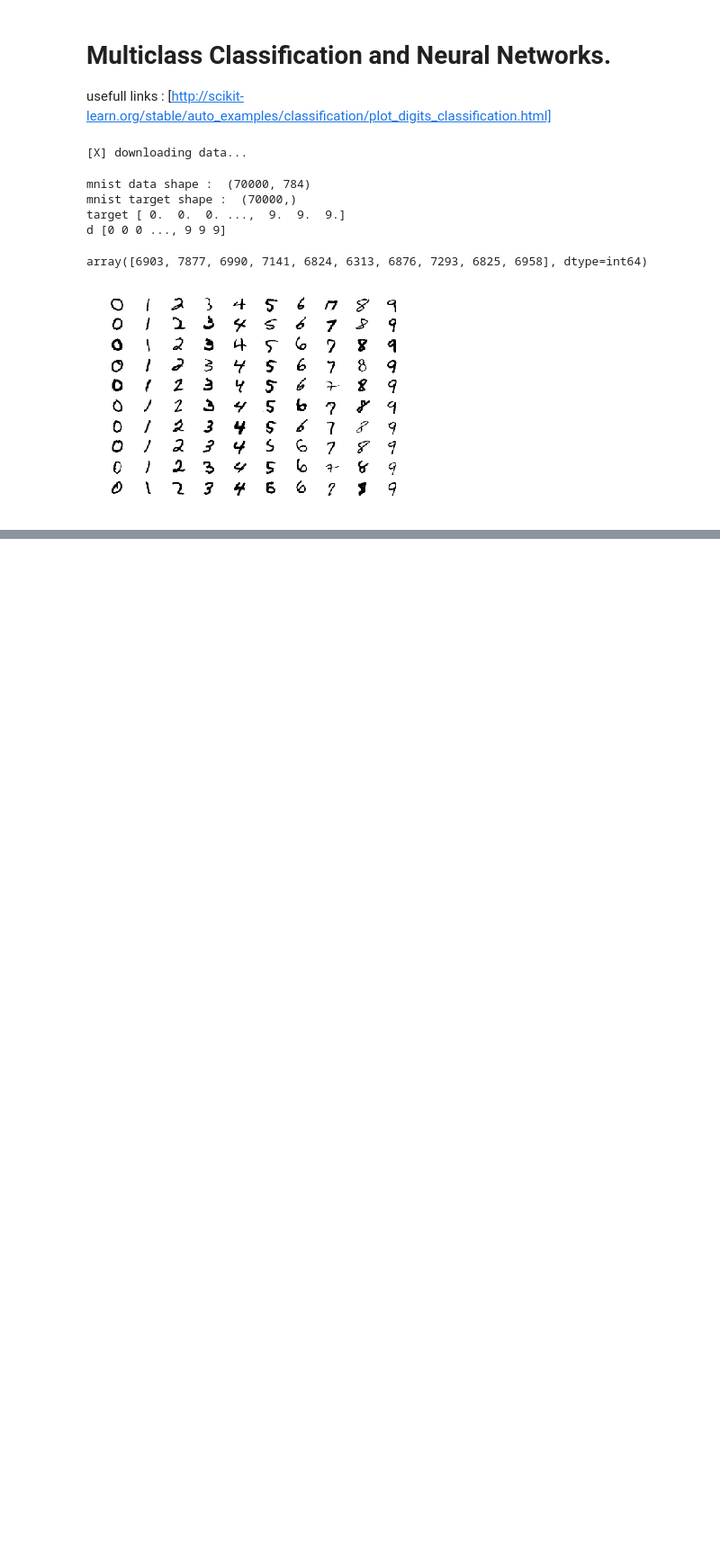
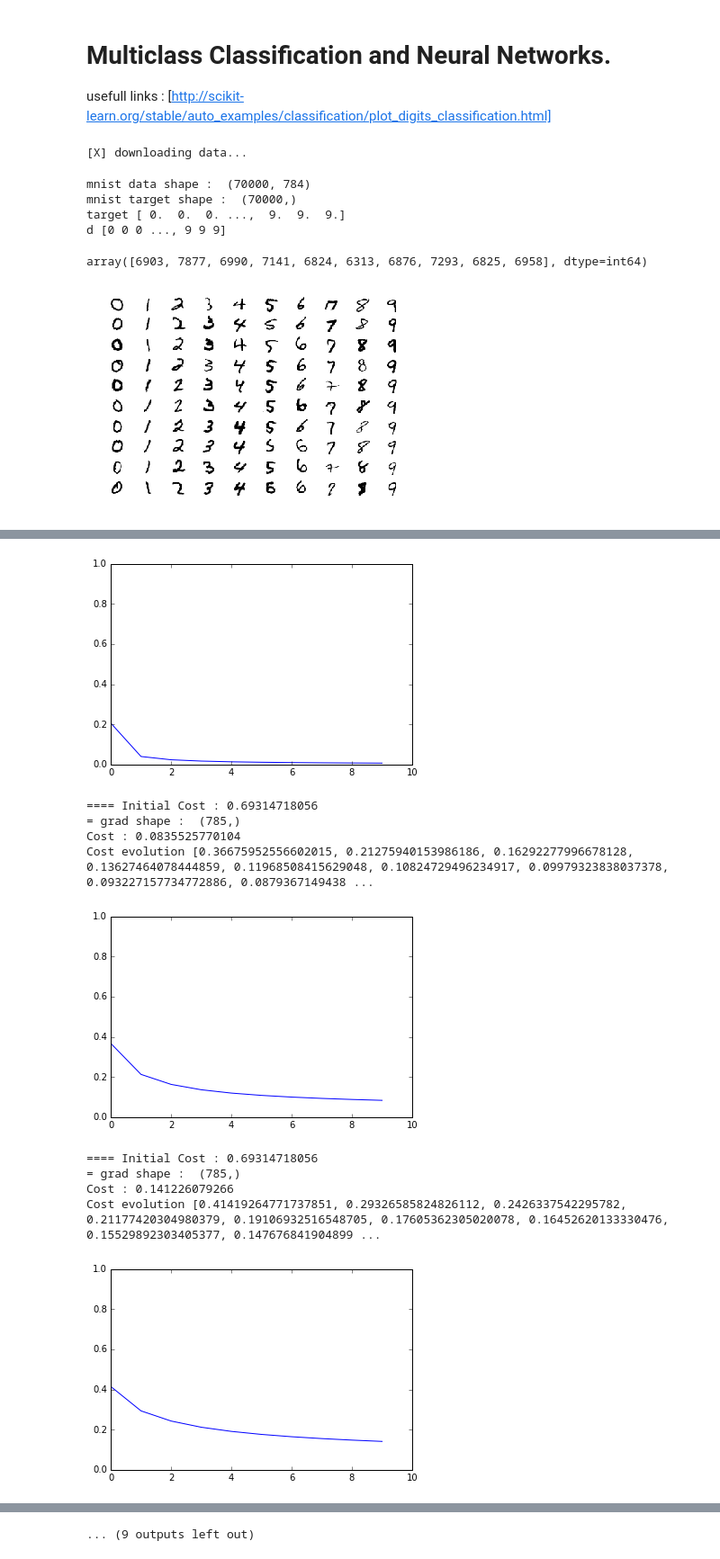
Before and after one commit to MrGreenRubato/notebooks, a Jupyter notebook: MLC/MLC_3_MultiClass_And_Neural_Networks/Multiclass Classification and Neural Networks.ipynb, the cells around one changed output, grey strips where cells are left out. Shown at 90% size. Saved outputs shown, nothing was run; the diff lists cells and outputs as text; code cells hidden in the pictures; blank space fills up the shorter version.

Commit message:
One vs All : algorithm started

```diff
--- a/MLC/MLC_3_MultiClass_And_Neural_Networks/Multiclass Classification and Neural Networks.ipynb
+++ b/MLC/MLC_3_MultiClass_And_Neural_Networks/Multiclass Classification and Neural Networks.ipynb
@@ -40,0 +43,8 @@ plt.show()
+# %%
+from sklearn.cross_validation import train_test_split
+
+#Temporarily reduce the training set to speed up execution while testing...
+X_train, X_test, y_train, y_test = train_test_split(mnist.data, mnist.target, test_size = 0.99)
+print('X_train size :', X_train.shape)
+
+print(y_train)
@@ -40,0 +120,59 @@ plt.show()
+# %%
+# m : number of training samples
+# n : number of features
+m, n = X_train.shape
+
+# add this dummy parameter to X
+ones = np.ones((m, 1))
+X = np.hstack((ones, X_train))
+print('X shape', X.shape)
+
+all_theta = np.array([])
+
+print('y : ', y_train.transpose())
+
+# One vs all algorith
+for value in range(10):
+    y = np.copy(y_train)
+    y[y!=value] = 0
+    y[y==value] = 1
+    # prior to computing the cost, we must initialize theta (weights, params...) to a zero matrix (could be also a random matrix)
+    # we have n+1 parameters because of the "dummy parameter"
+    theta = np.zeros(n+1)
+
+    #print('y : ', y)
+    #print('Theta: ', theta)
+    #cost, grad = computeCostOptim(theta, X, y)
+    cost = computeCostBFGS(theta, X, y)
+    grad = computeGradientBFGS(theta, X, y)
+    print('==== Initial Cost :', cost)
+    #print('==== Initial Gradient :', grad)
+    print('= grad shape : ', grad.shape)
+    alpha = 0.001
+    cost_evolution = []
+    # Number of samples (training examples)
+    m = y.shape[0]
+
+    for i in range(100):
+        theta = theta - alpha*grad
+        #print('theta :', theta)
+        if i%10 == 0:
+            #cost, grad = gradientDescent(theta, X, y, m, True)
+            cost = computeCostBFGS(theta, X, y)
+            grad = computeGradientBFGS(theta, X, y)
+            cost_evolution.append(cost)
+        else:
+            #cost, grad = gradientDescent(theta, X, y, m, False)
+            grad = computeGradientBFGS(theta, X, y)
+
+    all_theta = np.hstack((all_theta, theta))
+    #print('Theta: ', theta)
+    print('Cost :', cost)
+    print('Cost evolution', cost_evolution)
+    plt.plot(range(len(cost_evolution)), cost_evolution)
+    plt.xlim((0,len(cost_evolution)))
+    plt.ylim((0, 1))
+    plt.show()
+
+print('All_Theta: ', all_theta.transpose())
+# %% [output]
@@ -40,0 +196,11 @@ plt.show()
+[figure, added]
+==== Initial Cost : 0.69314718056
+= grad shape :  (785,)
+Cost : 0.0835525770104
+Cost evolution [0.36675952556602015, 0.21275940153986186, 0.16292277996678128, 0.13627464078444859, 0.11968508415629048, 0.10824729496234917, 0.09979323838037378, 0.093227157734772886, 0.0879367149438 ...
+[figure, added]
+==== Initial Cost : 0.69314718056
+= grad shape :  (785,)
+Cost : 0.141226079266
+Cost evolution [0.41419264771737851, 0.29326585824826112, 0.2426337542295782, 0.21177420304980379, 0.19106932516548705, 0.17605362305020078, 0.16452620133330476, 0.15529892303405377, 0.147676841904899 ...
+[figure, added]
@@ -40,0 +222 @@ plt.show()
+... (9 outputs left out)
```
Also changed, not shown: parts of 6 cells of this notebook.
